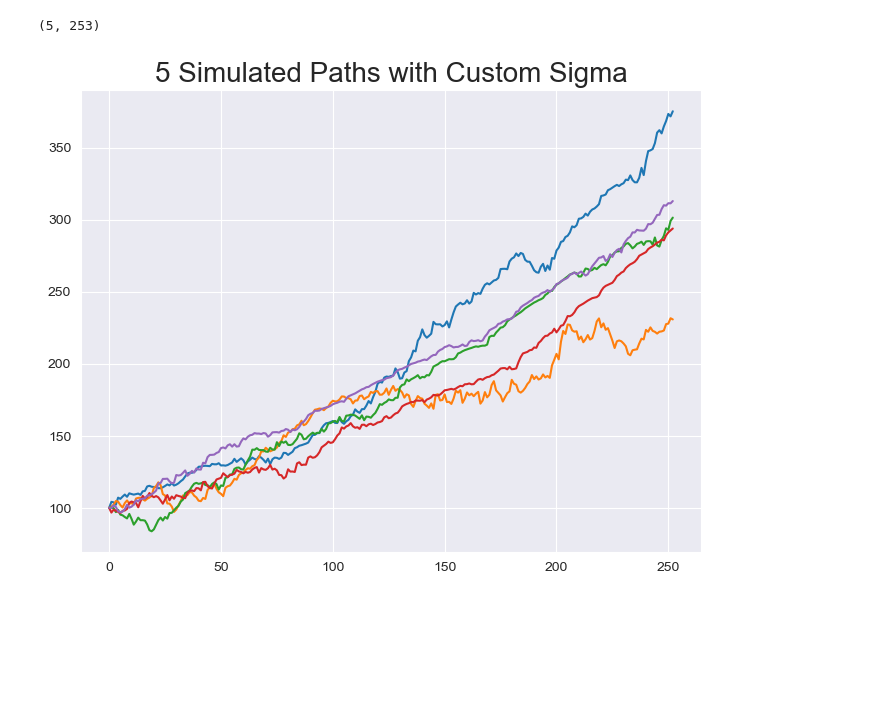
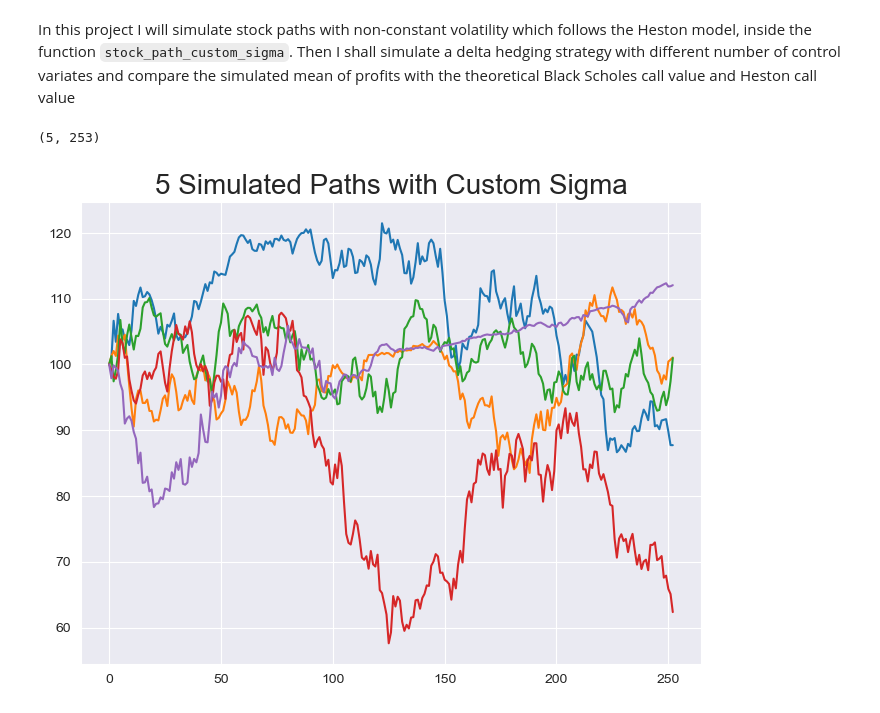
Before and after one commit to baner175/quant_finance_project, a Jupyter notebook: mini_project_4.ipynb, the cells around one changed output. Drawn from its saved outputs; the diff is of its cells as text; code cells hidden in the pictures; blank space fills up the shorter version.

Commit message:
adding documentation for project 4

```diff
--- a/mini_project_4.ipynb
+++ b/mini_project_4.ipynb
@@ -6,13 +6,13 @@ import matplotlib.pyplot as plt
 import seaborn as sns
 from scipy.optimize import minimize
 sns.set_style('darkgrid')
+# %% [markdown]
+In this project I will simulate stock paths with non-constant volatility which follows the Heston model, inside the function `stock_path_custom_sigma`. Then I shall simulate a delta hedging strategy with different number of control variates and compare the simulated mean of profits with the theoretical Black Scholes call value and Heston call value
 # %%
 
 def stock_path_custom_sigma(S0, t, r, mu, phi, v0, rho, n_sims, n_steps):
 
     dt = t/n_steps
-    # noise = np.random.normal(0,1,(n_paths, n_steps))
-    # noise_v = np.random.normal(0,1,(n_paths, n_steps))
     N1 = np.random.normal(0, 1, size=(n_sims, n_steps))
     N2 = np.random.normal(0, 1, size=(n_sims, n_steps))
     Y = rho * N1 + np.sqrt(1 - rho**2) * N2
@@ -26,32 +26,32 @@ def stock_path_custom_sigma(S0, t, r, mu, phi, v0, rho, n_sims, n_steps):
         vols[:, i + 1] = np.abs(vols[:, i] + phi*(0.02 - vols[:, i]) * dt +
                                 0.5*np.sqrt(np.maximum(vols[:, i], 0) * dt) * N1[:, i])
         paths[:, i + 1] = paths[:, i] * np.exp((mu + r - 0.5 * vols[:, i]) * dt +
                                                np.sqrt(np.maximum(vols[:, i], 0) * dt) * Y[:, i])
 
     return paths
 
 S0 = 100
 t = 1
 r = 0.039
-mu = 1
+mu = 0.1
 rho = -0.8
 n_paths = 5
 n_steps = 252
 phi = 1
 v0 = 0.1
 
 simulated_paths = stock_path_custom_sigma(S0, t, r, mu, phi, v0, rho, n_paths, n_steps)
 
 print(simulated_paths.shape)
 
 plt.figure(figsize = (8,6))
 
 for path in simulated_paths:
     plt.plot(path)
 
 plt.title(f'{n_paths} Simulated Paths with Custom Sigma', size = 20)
 
 plt.show()
 # %% [output]
 (5, 253)
-[figure, old version]
+[figure, new version]
```
Also changed, not shown: parts of 9 cells of this notebook.
